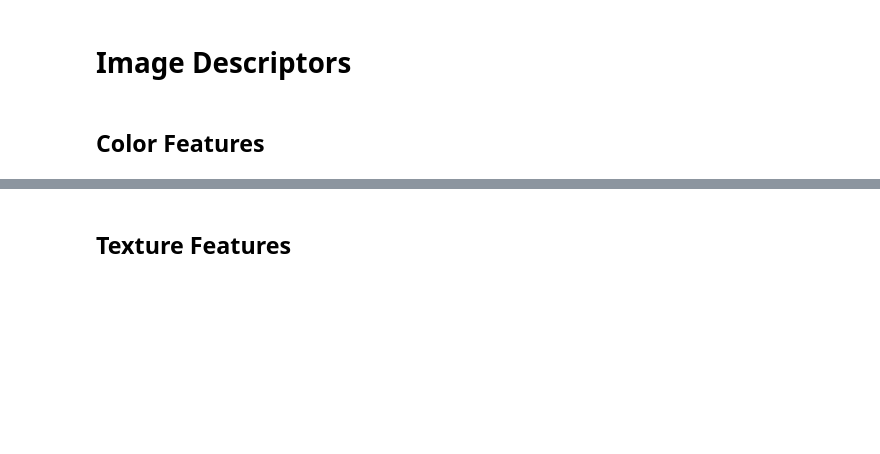
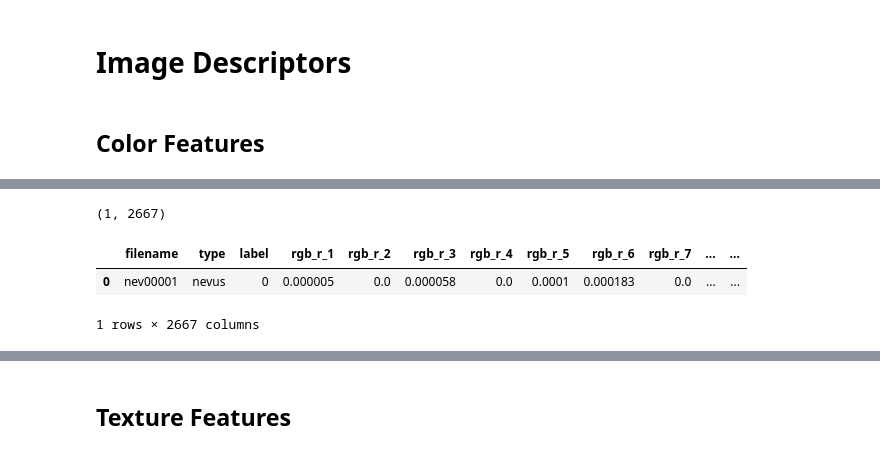
Before and after one commit to leonardopl/cad-project, a Jupyter notebook: challenge-1.ipynb, the cells around one changed output, grey strips where cells are left out. Saved outputs shown, nothing was run; the diff lists cells and outputs as text; code cells hidden in the pictures; blank space fills up the shorter version.

```diff
--- a/challenge-1.ipynb
+++ b/challenge-1.ipynb
@@ -175,0 +422,2 @@ def extract_features(filename, input_path, output_path, color_spaces, bins):
+# %%
+out = extract_features(nevus_filenames[0], os.path.join(nevus_path, nevus_filenames[0]), 'test.pkl', color_spaces, bins)
@@ -176,3 +442,16 @@ def extract_features(filename, input_path, output_path, color_spaces, bins):
+# %%
+# df
+df = pd.DataFrame(data=out, index=[0])
+# %%
+df.shape
+# %% [output]
+(1, 2667)
+# %%
+df.head()
+# %% [output]
+|  | filename | type | label | rgb_r_1 | rgb_r_2 | rgb_r_3 | rgb_r_4 | rgb_r_5 | rgb_r_6 | rgb_r_7 | ... | ... |
+| 0 | nev00001 | nevus | 0 | 0.000005 | 0.0 | 0.000058 | 0.0 | 0.0001 | 0.000183 | 0.0 | ... | ... |
+1 rows × 2667 columns
 # %%
 
 client = Client(n_workers=1, threads_per_worker=512)
```
Also changed, not shown: parts of 24 cells of this notebook.
